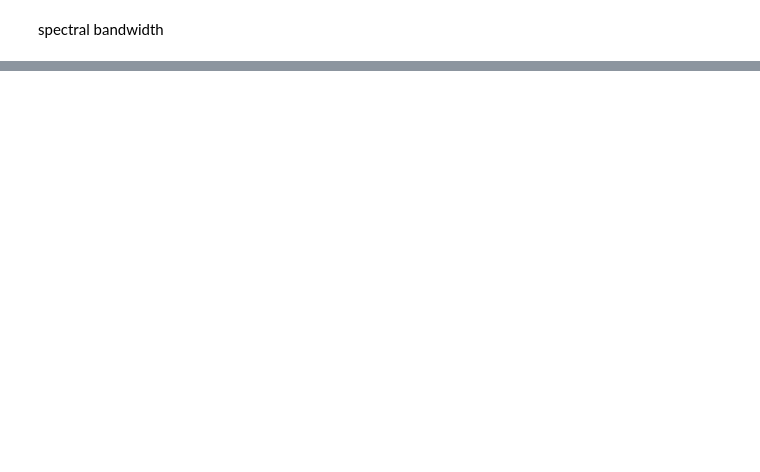
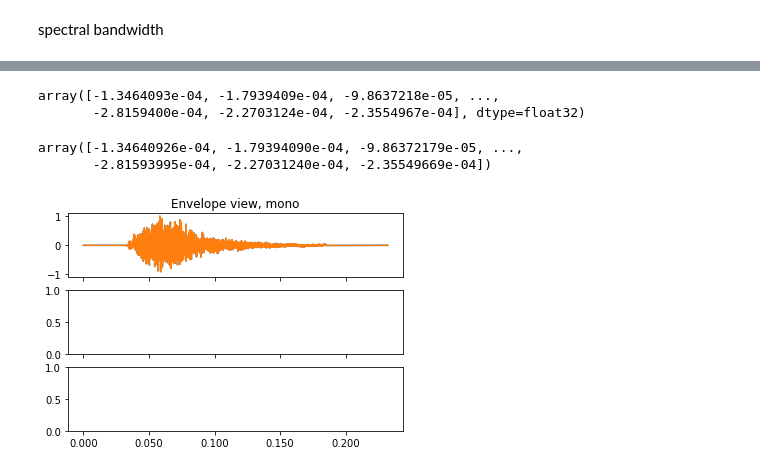
Before and after one commit to cid2rrrr/Drum_Classficiation, a Jupyter notebook: cnn_imsi.ipynb, the cells around one changed output, grey strips where cells are left out. Saved outputs shown, nothing was run; the diff lists cells and outputs as text; code cells hidden in the pictures; blank space fills up the shorter version.

```diff
--- a/cnn_imsi.ipynb
+++ b/cnn_imsi.ipynb
@@ -135,0 +138,16 @@ ax[0].label_outer()
+# %%
+def butter_lowpass(cutoff, fs, order=9):
+    nyq = 0.5 * fs
+    normal_cutoff = cutoff / nyq
+    b, a = butter(order, normal_cutoff, btype='low', analog=False)
+    return b, a
+
+def butter_lowpass_filter(data, cutoff, fs, order=9):
+    b, a = butter_lowpass(cutoff, fs, order=order)
+    y = lfilter(b, a, data)
+    return y
+# %%
+cutoff = 30
+Fs = 2000
+
+lpf = butter_lowpass_filter(yt, cutoff, Fs, order=0)
@@ -135,0 +162,20 @@ ax[0].label_outer()
+# %%
+yt
+# %% [output]
+array([-1.3464093e-04, -1.7939409e-04, -9.8637218e-05, ...,
+       -2.8159400e-04, -2.2703124e-04, -2.3554967e-04], dtype=float32)
+# %%
+lpf
+# %% [output]
+array([-1.34640926e-04, -1.79394090e-04, -9.86372179e-05, ...,
+       -2.81593995e-04, -2.27031240e-04, -2.35549669e-04])
+# %%
+#import matplotlib.pyplot as plt
+#y, sr = librosa.load(librosa.ex('choice'), duration=10)
+fig, ax = plt.subplots(nrows=3, sharex=True)
+librosa.display.waveshow(yt, sr=sr, ax=ax[0])
+librosa.display.waveshow(lpf, sr=sr, ax=ax[0])
+ax[0].set(title='Envelope view, mono')
+ax[0].label_outer()
+# %% [output]
+[figure, added]
```
Also changed, not shown: parts of 7 cells of this notebook, 1 other file.
